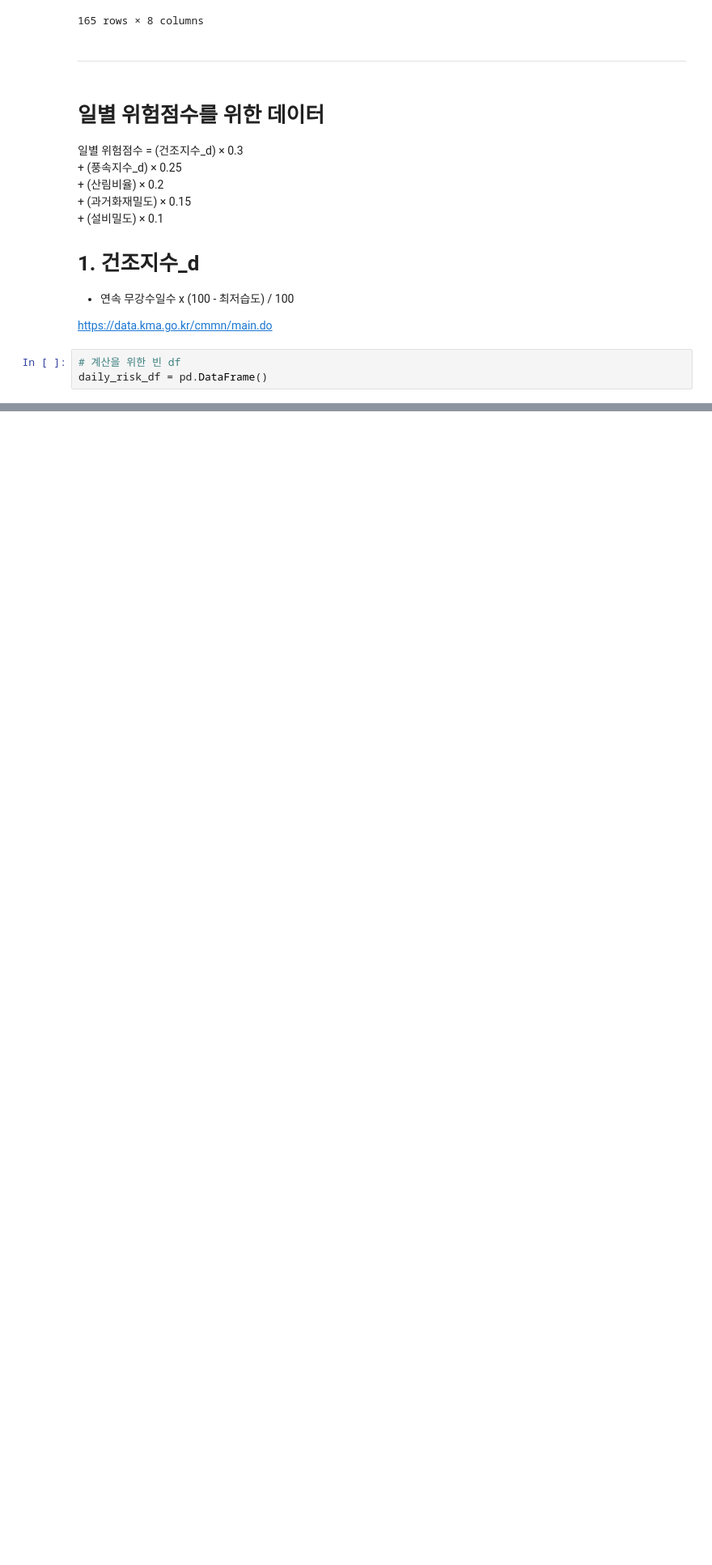
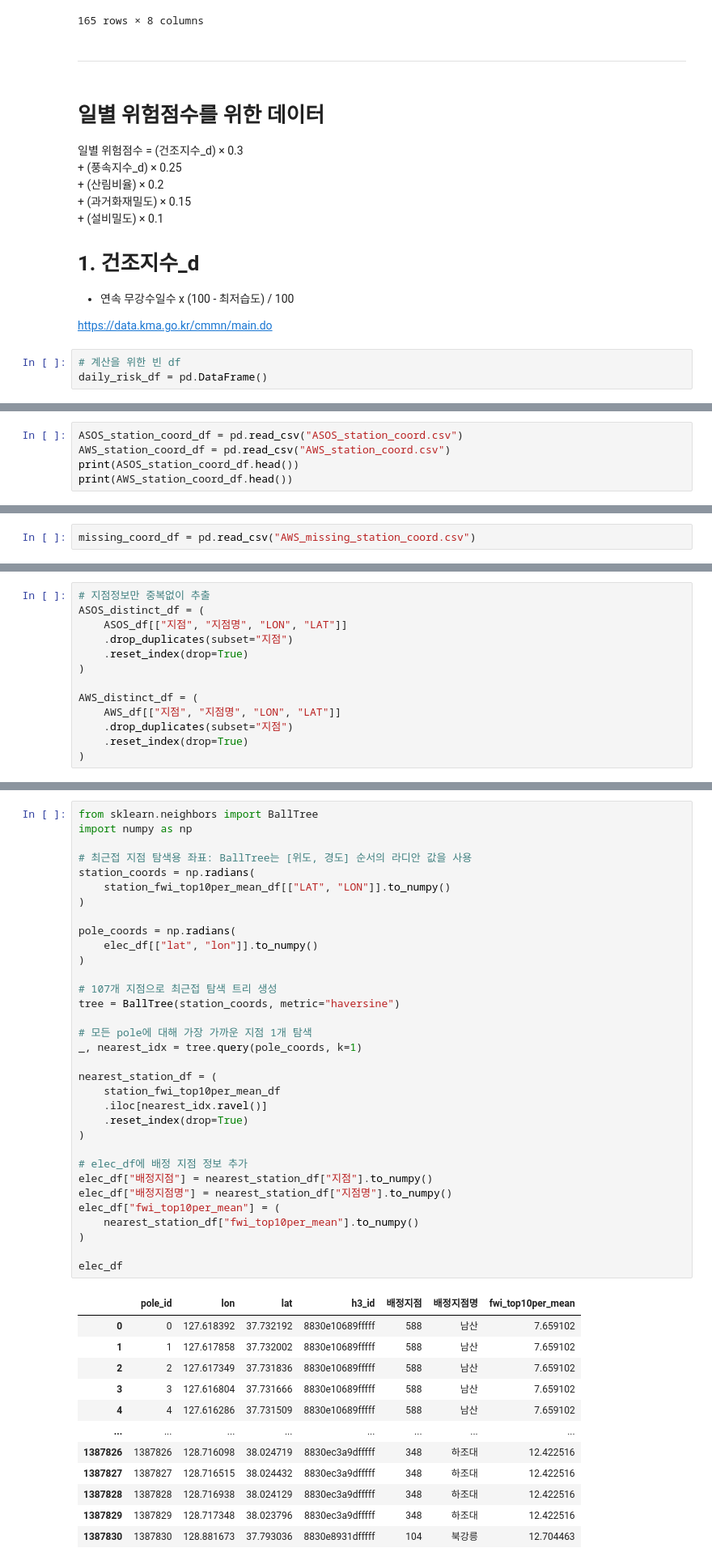
Before and after one commit to JangYunwoo/weather_DA, a Jupyter notebook: 날씨데이터_장윤우.ipynb, the cells around one changed output, grey strips where cells are left out. Shown at 81% size. Drawn from its saved outputs; the diff is of its cells as text; blank space fills up the shorter version.

```diff
--- a/날씨데이터_장윤우.ipynb
+++ b/날씨데이터_장윤우.ipynb
@@ -577,0 +726,5 @@ weather_df[["지점명", "지점", "일시", "dry_index", "wind_index"]]
+# %%
+ASOS_station_coord_df = pd.read_csv("ASOS_station_coord.csv")
+AWS_station_coord_df = pd.read_csv("AWS_station_coord.csv")
+print(ASOS_station_coord_df.head())
+print(AWS_station_coord_df.head())
@@ -577,0 +917,2 @@ weather_df[["지점명", "지점", "일시", "dry_index", "wind_index"]]
+# %%
+missing_coord_df = pd.read_csv("AWS_missing_station_coord.csv")
@@ -577,0 +1032,13 @@ weather_df[["지점명", "지점", "일시", "dry_index", "wind_index"]]
+# %%
+# 지점정보만 중복없이 추출
+ASOS_distinct_df = (
+    ASOS_df[["지점", "지점명", "LON", "LAT"]]
+    .drop_duplicates(subset="지점")
+    .reset_index(drop=True)
+)
+
+AWS_distinct_df = (
+    AWS_df[["지점", "지점명", "LON", "LAT"]]
+    .drop_duplicates(subset="지점")
+    .reset_index(drop=True)
+)
@@ -577,0 +1391,46 @@ weather_df[["지점명", "지점", "일시", "dry_index", "wind_index"]]
+# %%
+from sklearn.neighbors import BallTree
+import numpy as np
+
+# 최근접 지점 탐색용 좌표: BallTree는 [위도, 경도] 순서의 라디안 값을 사용
+station_coords = np.radians(
+    station_fwi_top10per_mean_df[["LAT", "LON"]].to_numpy()
+)
+
+pole_coords = np.radians(
+    elec_df[["lat", "lon"]].to_numpy()
+)
+
+# 107개 지점으로 최근접 탐색 트리 생성
+tree = BallTree(station_coords, metric="haversine")
+
+# 모든 pole에 대해 가장 가까운 지점 1개 탐색
+_, nearest_idx = tree.query(pole_coords, k=1)
+
+nearest_station_df = (
+    station_fwi_top10per_mean_df
+    .iloc[nearest_idx.ravel()]
+    .reset_index(drop=True)
+)
+
+# elec_df에 배정 지점 정보 추가
+elec_df["배정지점"] = nearest_station_df["지점"].to_numpy()
+elec_df["배정지점명"] = nearest_station_df["지점명"].to_numpy()
+elec_df["fwi_top10per_mean"] = (
+    nearest_station_df["fwi_top10per_mean"].to_numpy()
+)
+
+elec_df
+# %% [output]
+|  | pole_id | lon | lat | h3_id | 배정지점 | 배정지점명 | fwi_top10per_mean |
+| 0 | 0 | 127.618392 | 37.732192 | 8830e10689fffff | 588 | 남산 | 7.659102 |
+| 1 | 1 | 127.617858 | 37.732002 | 8830e10689fffff | 588 | 남산 | 7.659102 |
+| 2 | 2 | 127.617349 | 37.731836 | 8830e10689fffff | 588 | 남산 | 7.659102 |
+| 3 | 3 | 127.616804 | 37.731666 | 8830e10689fffff | 588 | 남산 | 7.659102 |
+| 4 | 4 | 127.616286 | 37.731509 | 8830e10689fffff | 588 | 남산 | 7.659102 |
+| ... | ... | ... | ... | ... | ... | ... | ... |
+| 1387826 | 1387826 | 128.716098 | 38.024719 | 8830ec3a9dfffff | 348 | 하조대 | 12.422516 |
+| 1387827 | 1387827 | 128.716515 | 38.024432 | 8830ec3a9dfffff | 348 | 하조대 | 12.422516 |
+| 1387828 | 1387828 | 128.716938 | 38.024129 | 8830ec3a9dfffff | 348 | 하조대 | 12.422516 |
+| 1387829 | 1387829 | 128.717348 | 38.023796 | 8830ec3a9dfffff | 348 | 하조대 | 12.422516 |
+| 1387830 | 1387830 | 128.881673 | 37.793036 | 8830e8931dfffff | 104 | 북강릉 | 12.704463 |
```
Also changed, not shown: parts of 44 cells of this notebook, 9 other files.
